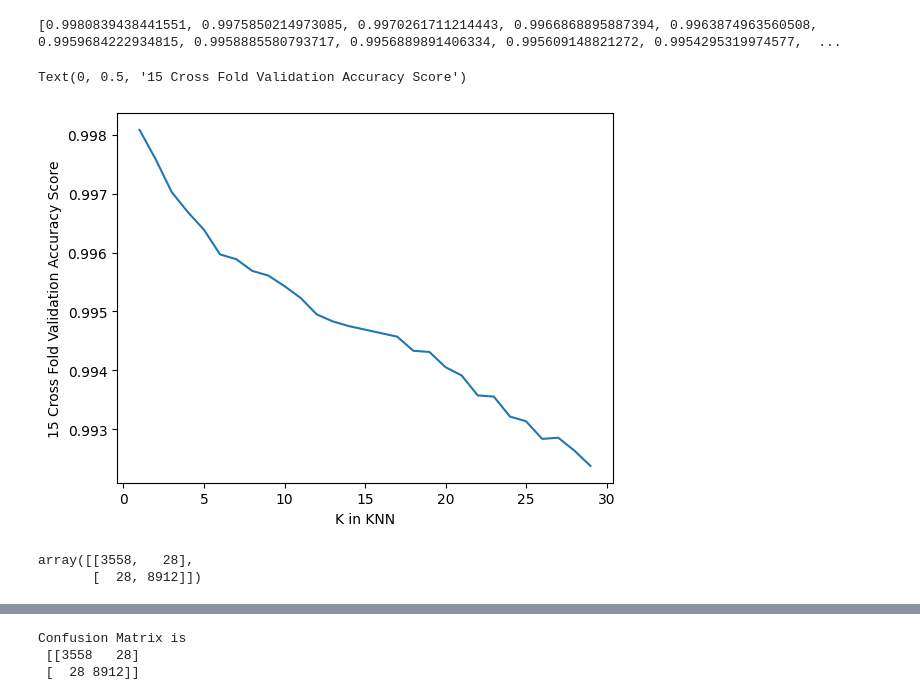
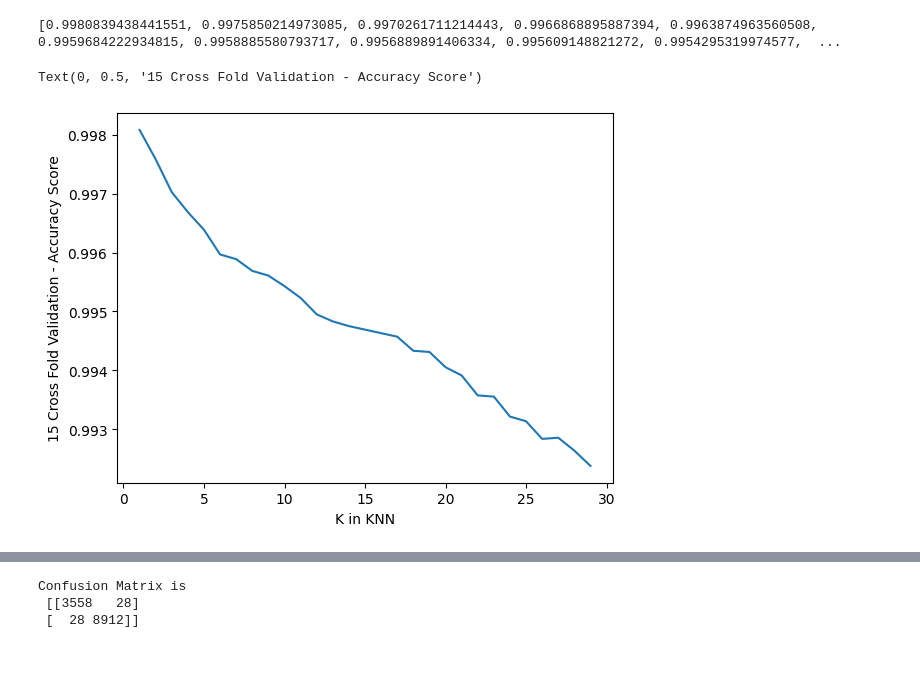
Before and after one commit to Mitchelle-Creado-15-06-1997/Smoke-Detection, a Jupyter notebook: v2/knn_final.ipynb, the cells around one changed output, grey strips where cells are left out. Saved outputs shown, nothing was run; the diff lists cells and outputs as text; code cells hidden in the pictures; blank space fills up the shorter version.

```diff
--- a/v2/knn_final.ipynb
+++ b/v2/knn_final.ipynb
@@ -70,15 +86,12 @@ smoke_df
 Xtrain, Xtest, ytrain, ytest = train_test_split(X, y_label, test_size=0.2,random_state=3)
 # %%
-from sklearn.model_selection import cross_val_score
-from sklearn.neighbors import KNeighborsClassifier
-
-k_vals = range(1, 30)
+k_values = range(1, 30)
 k_scores = []
 
-for k in k_vals:
-    knn_sk = KNeighborsClassifier(n_neighbors=k)
-    score = cross_val_score(knn_sk, Xtrain, ytrain, cv=15, scoring='accuracy')
-    k_scores.append(score.mean())
+for k in k_values:
+    knn_sklearn = KNeighborsClassifier(n_neighbors=k)
+    acc_score = cross_val_score(knn_sklearn, Xtrain, ytrain, cv=15, scoring='accuracy')
+    k_scores.append(acc_score.mean())
 
 
 print(k_scores)
@@ -113,9 +125,9 @@ smoke_df
 # %%
 
-#dropping eCO2, Raw Ethanol, PM and NC
-smoke_df.drop(smoke_df.columns[[3,5,7,8,9,10,11]], axis=1, inplace=True)
+# Dropping eCO2, Raw Ethanol, PM and NC
+data_set.drop(data_set.columns[[3,5,7,8,9,10,11]], axis=1, inplace=True)
 
-#dividing into X and y
-X = smoke_df.drop(columns=['Fire Alarm']).values
-y_label = smoke_df['Fire Alarm'].values
+# Dividing into x and y
+X = data_set.drop(columns=['Fire Alarm']).values
+y_label = data_set['Fire Alarm'].values
 # %%
@@ -123,26 +135,23 @@ y_label = smoke_df['Fire Alarm'].values
 Xtrain, Xtest, ytrain, ytest = train_test_split(X, y_label, test_size=0.2,random_state=3)
 # %%
-from sklearn.model_selection import cross_val_score
-from sklearn.neighbors import KNeighborsClassifier
-
-k_vals = range(1, 30)
+k_values = range(1, 30)
 k_scores = []
 
-for k in k_vals:
-    knn_sk = KNeighborsClassifier(n_neighbors=k)
-    score = cross_val_score(knn_sk, Xtrain, ytrain, cv=20, scoring='accuracy')
-    k_scores.append(score.mean())
+for k in k_values:
+    knn_sklearn = KNeighborsClassifier(n_neighbors=k)
+    acc_score = cross_val_score(knn_sklearn, Xtrain, ytrain, cv=20, scoring='accuracy')
+    k_scores.append(acc_score.mean())
 
 
 print(k_scores)
 # %% [output]
 [0.9980839438441551, 0.9975850214973085, 0.9970261711214443, 0.9966868895887394, 0.9963874963560508, 0.9959684222934815, 0.9958885580793717, 0.9956889891406334, 0.995609148821272, 0.9954295319974577,  ...
 # %%
-plt.plot(k_vals, k_scores)
+plt.plot(k_values, k_scores)
 plt.xlabel('K in KNN')
-plt.ylabel('15 Cross Fold Validation Accuracy Score')
+plt.ylabel('15 Cross Fold Validation - Accuracy Score')
 # %% [output]
-Text(0, 0.5, '15 Cross Fold Validation Accuracy Score')
+Text(0, 0.5, '15 Cross Fold Validation - Accuracy Score')
-[figure, old version]
+[figure, new version]
 # %%
 def eucledian_distance(x1,x2):
@@ -170,7 +179,4 @@ def knn(x_train, y_train , x_input, k):
 # %%
-ypred = knn(Xtrain, ytrain, Xtest,13)
-confusion_matrix= confusion_matrix(ytest,ypred)
+yPred = knn(Xtrain, ytrain, Xtest, 13)
+confusion_matrix= confusion_matrix(ytest,yPred)
-# %% [output]
-array([[3558,   28],
-       [  28, 8912]])
 # %%
```
Also changed, not shown: parts of 38 cells of this notebook.
